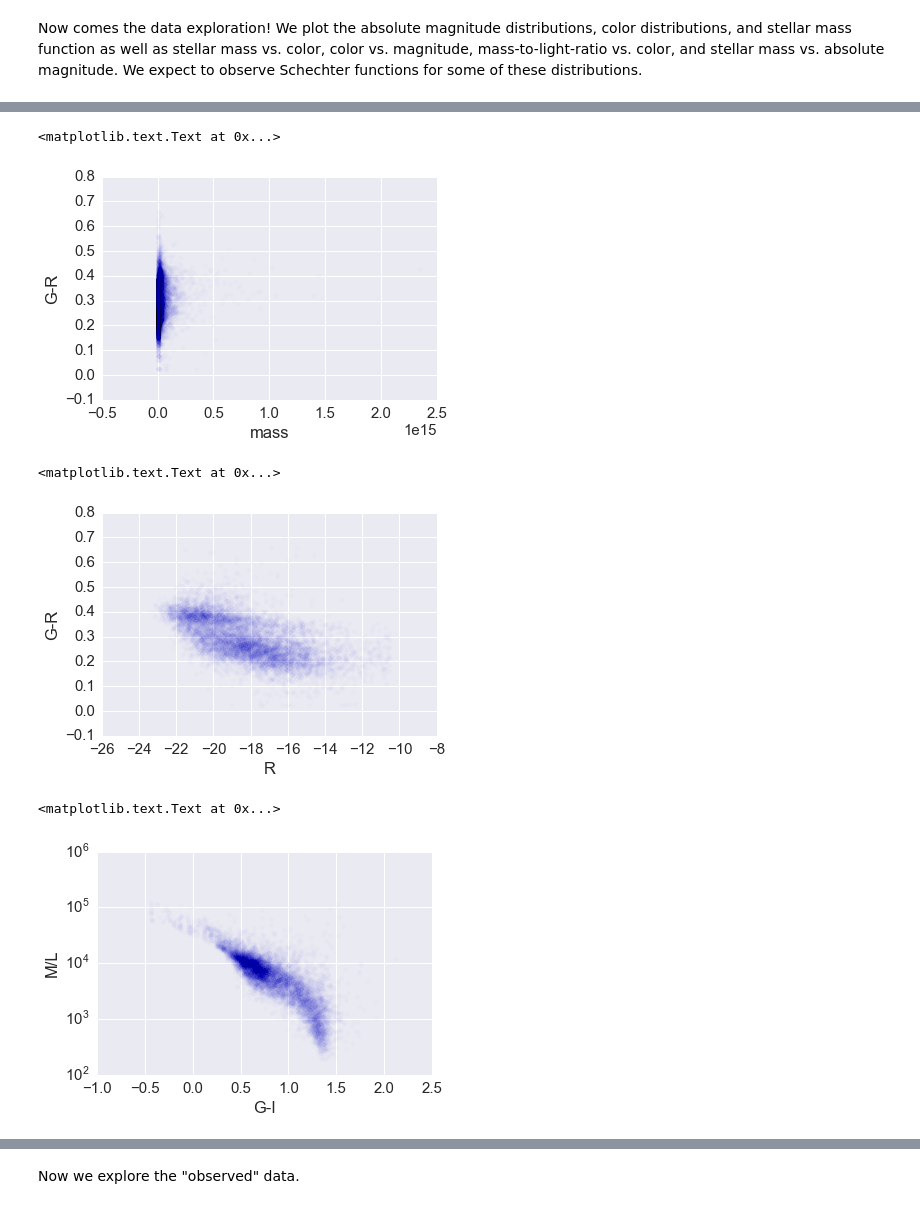
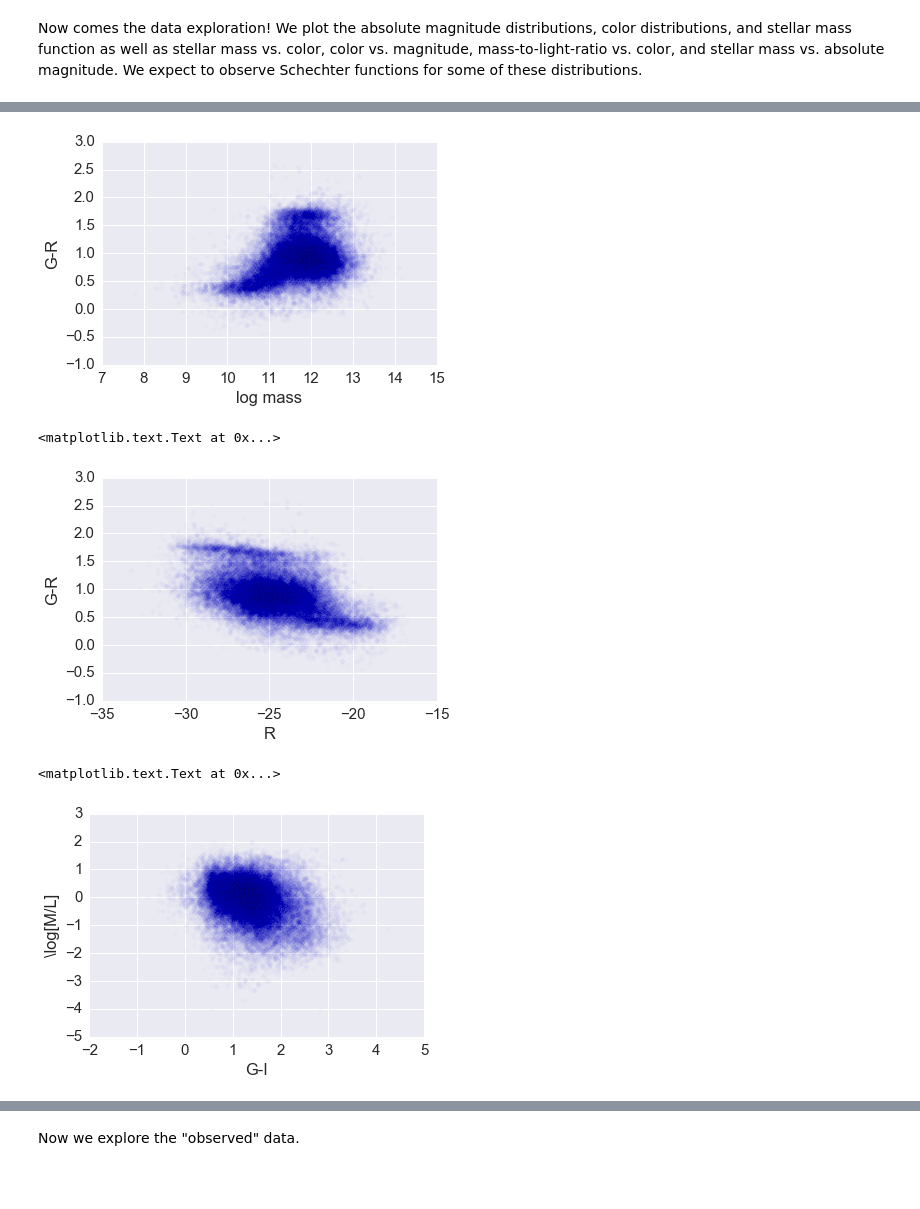
Before and after one commit to aimalz/pretzal, a Jupyter notebook: code/data-exploration.ipynb, the cells around one changed output, grey strips where cells are left out. Cells and saved outputs as stored; diff of their text form; code cells hidden in the pictures; blank space fills up the shorter version.

```diff
--- a/code/data-exploration.ipynb
+++ b/code/data-exploration.ipynb
@@ -197,16 +159,0 @@ Here we correct for the mismatch by solving for offsets $x$ in $MAG_{U} = -2.5lo
-# %%
-factors = np.zeros(n_cut)
-factors = np.sum(coeffs.T*template_r_fluxes,axis=1)
-factors = 10**(-1.*cut_data['MAG_U']/2.5)-factors
-# for i in range(n_cut):
-#     factors[i] = 10.**(-1.*cut_data['MAG_U'][i]/2.5)-np.sum(coeffs.T[i]*template_r_fluxes)
-factors = factors/np.sum(template_r_fluxes)
-coeffs = coeffs+factors
-
-r_fluxes = np.sum(coeffs.T*template_r_fluxes,axis=1)
-r_mags = -2.5*np.log10(r_fluxes)
-
-for b in xrange(5):
-   plt.scatter(r_mags,cut_data['MAG_U']-r_mags,alpha=0.01)
-plt.xlabel('template r-band apparent magnitudes')
-plt.ylabel('halo apparent r-band magnitudes')
@@ -261,7 +205,7 @@ tmass1000=t[20].data
 cosmology=FlatLambdaCDM(H0=70, Om0=0.286)
 
 #initialize arrays
-nredshifts = n_cut
+nredshifts = ngals
 
 b300=np.zeros(nredshifts)
 b1000=np.zeros(nredshifts)
@@ -272,12 +216,12 @@ intsfh=np.zeros(nredshifts)
 
 dmod=cosmology.distmod(redshift)
 # do all the calculations, looping over objects
-for i in np.arange(n_cut):#nredshifts):
-    b300[i]=np.sum(tmass300*coeffs[:,i])/np.sum(tmass*coeffs[:,i])
-    b1000[i]=np.sum(tmass1000*coeffs[:,i])/np.sum(tmass*coeffs[:,i])
-    tmp_mass[i]=np.sum(tmremain*coeffs[:,i])
-    mets[i]=np.sum(tmremain*tmetallicity*coeffs[:,i])/tmp_mass[i]
+for i in np.arange(nredshifts):
+    b300[i]=np.sum(tmass300*coeffs[i])/np.sum(tmass*coeffs[i])
+    b1000[i]=np.sum(tmass1000*coeffs[i])/np.sum(tmass*coeffs[i])
+    tmp_mass[i]=np.sum(tmremain*coeffs[i])
+    mets[i]=np.sum(tmremain*tmetallicity*coeffs[i])/tmp_mass[i]
     mass[i]=tmp_mass[i]*10.**(0.4*dmod.value[i])
-    intsfh[i]=np.sum(coeffs[:,i])*10.**(0.4*dmod.value[i])
+    intsfh[i]=np.sum(coeffs[i])*10.**(0.4*dmod.value[i])
 # %% [markdown]
 Now comes the data exploration!  We plot the absolute magnitude distributions, color distributions, and stellar mass function as well as stellar mass vs. color, color vs. magnitude, mass-to-light-ratio vs. color, and stellar mass vs. absolute magnitude.  We expect to observe Schechter functions for some of these distributions.
@@ -302,8 +243,8 @@ plt.ylabel('prevalence')
 # %%
-colors = tru_data['AMAG'][cut_ind][:,:-1]-tru_data['AMAG'][cut_ind][:,1:]
+colors = [gr, ri, iz, zy]
 
 for i in range(4):
-    plt.hist(colors.T[i],alpha=0.2)
+    plt.hist(colors[i],alpha=0.2)
 plt.xlabel('color values')
 plt.ylabel('prevalence')
 # %% [output]
@@ -321,32 +262,32 @@ plt.ylabel('prevalence')
 # %%
 # mass to color distribution
 # The colors and masses are not correlated due to the error in the forward model of the data.
-plt.scatter(mass,colors.T[1],alpha=0.01)
-plt.xlabel('mass')
+plt.scatter(np.log10(mass),colors[0],alpha=0.01)
+plt.xlabel('log mass')
 plt.ylabel('G-R')
+plt.savefig('../fig/mass-color-uncorrected.png')
 # %% [output]
-<matplotlib.text.Text at 0x...>
-[figure, old version]
+[figure, new version]
 # %%
 # magnitude to color distribution
-plt.scatter(tru_data['AMAG'][cut_ind][:,1],colors.T[1],alpha=0.01)
+plt.scatter(abs_mags_corrected,colors[0],alpha=0.01)
 plt.xlabel('R')
 plt.ylabel('G-R')
 # %% [output]
 <matplotlib.text.Text at 0x...>
-[figure, old version]
+[figure, new version]
 # %%
 # mass to light distribution
 # We use the Bruzual and Charlot constants to transform the absolute magnitudes into mass-to-light ratios.
-mtol_est = 10**(-0.68+0.7*(tru_data['AMAG'][cut_ind][:,0]-tru_data['AMAG'][cut_ind][:,2]))
-mtol = mass/10**(0.4*(4.7-tru_data['AMAG'][cut_ind][:,1]))
-plt.scatter(tru_data['AMAG'][cut_ind][:,0]-tru_data['AMAG'][cut_ind][:,2],mtol,alpha=0.01)
-plt.scatter(tru_data['AMAG'][cut_ind][:,0]-tru_data['AMAG'][cut_ind][:,2],mtol_est,color='r')
-plt.semilogy()
+#mtol_est = 10**(-0.68+0.7*(tru_data['AMAG'][cut_ind][:,0]-tru_data['AMAG'][cut_ind][:,2]))
+mtol = np.log10(mass)-(0.4*(4.7-abs_mags_corrected))
+plt.scatter(gr+ri,mtol,alpha=0.01)
+#plt.scatter(tru_data['AMAG'][cut_ind][:,0]-tru_data['AMAG'][cut_ind][:,2],mtol_est,color='r')
+#plt.semilogy()
 plt.xlabel('G-I')
-plt.ylabel('M/L')
+plt.ylabel(r'\log[M/L]')
 # %% [output]
 <matplotlib.text.Text at 0x...>
-[figure, old version]
+[figure, new version]
 # %%
 # stellar mass vs. absolute mag, seek Schechter function
```
Also changed, not shown: parts of 32 cells of this notebook.
